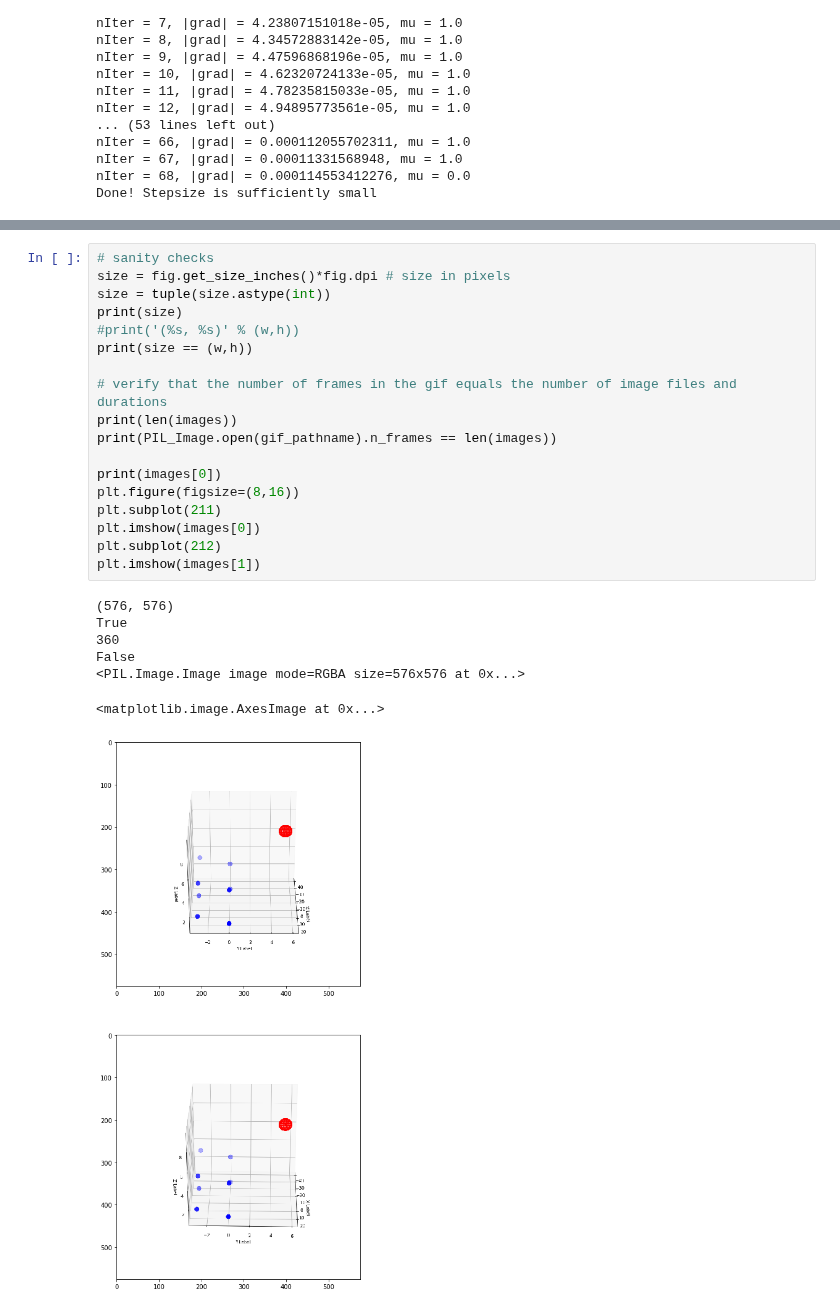
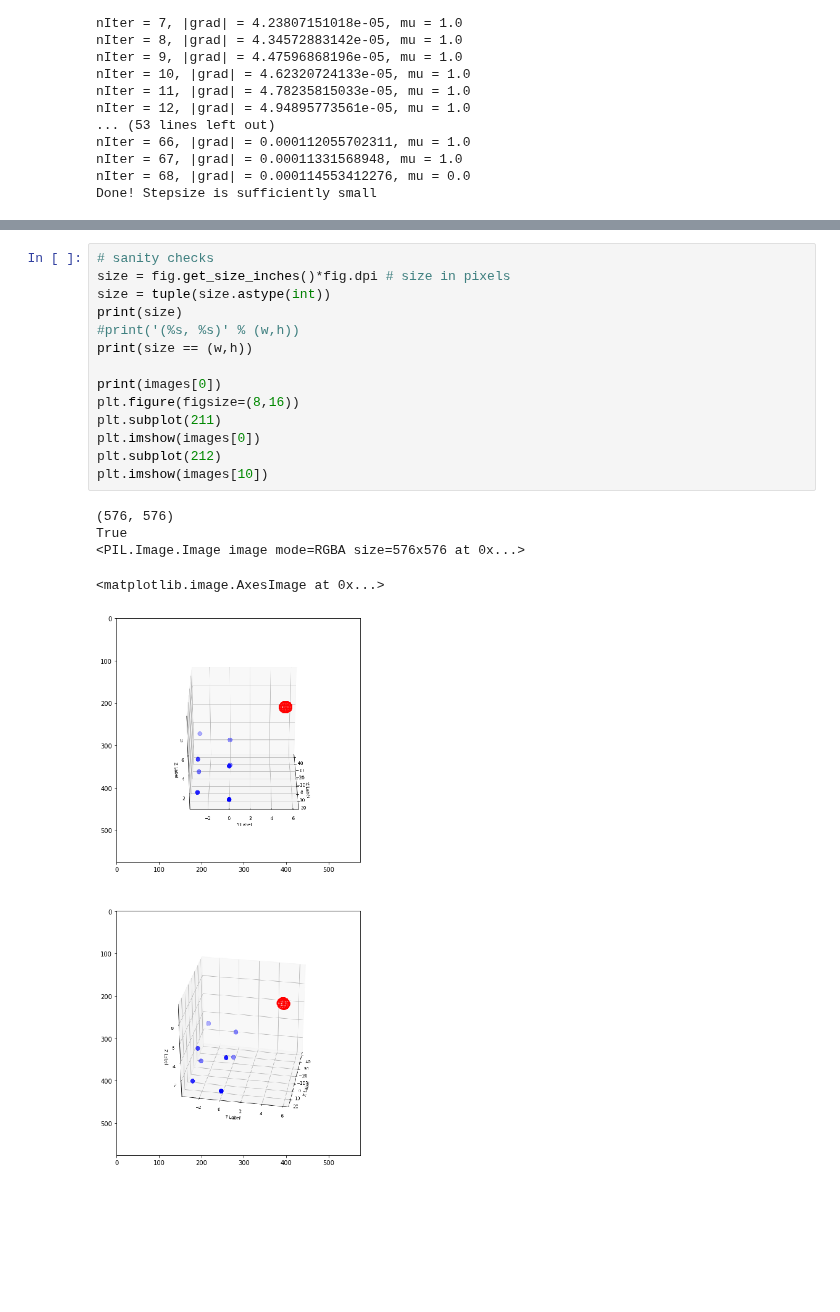
Before and after one commit to longle2718/audio_loc, a Jupyter notebook: python/main.ipynb, the cells around one changed output, grey strips where cells are left out. Cells and saved outputs as stored; diff of their text form; blank space fills up the shorter version.

```diff
--- a/python/main.ipynb
+++ b/python/main.ipynb
@@ -214,29 +214,23 @@ for angle in range(0,360,1):
 # %%
 # sanity checks
 size = fig.get_size_inches()*fig.dpi # size in pixels
 size = tuple(size.astype(int))
 print(size)
 #print('(%s, %s)' % (w,h))
 print(size == (w,h))
 
-# verify that the number of frames in the gif equals the number of image files and durations
-print(len(images))
-print(PIL_Image.open(gif_pathname).n_frames == len(images))
-
 print(images[0])
 plt.figure(figsize=(8,16))
 plt.subplot(211)
 plt.imshow(images[0])
 plt.subplot(212)
-plt.imshow(images[1])
+plt.imshow(images[10])
 # %% [output]
 (576, 576)
 True
-360
-False
 <PIL.Image.Image image mode=RGBA size=576x576 at 0x...>
 <matplotlib.image.AxesImage at 0x...>
-[figure, old version]
+[figure, new version]
 # %%
 # Animate
 gif_pathname = 'images/micsloc_srcloc.gif'
```
Also changed, not shown: parts of 3 cells of this notebook.
